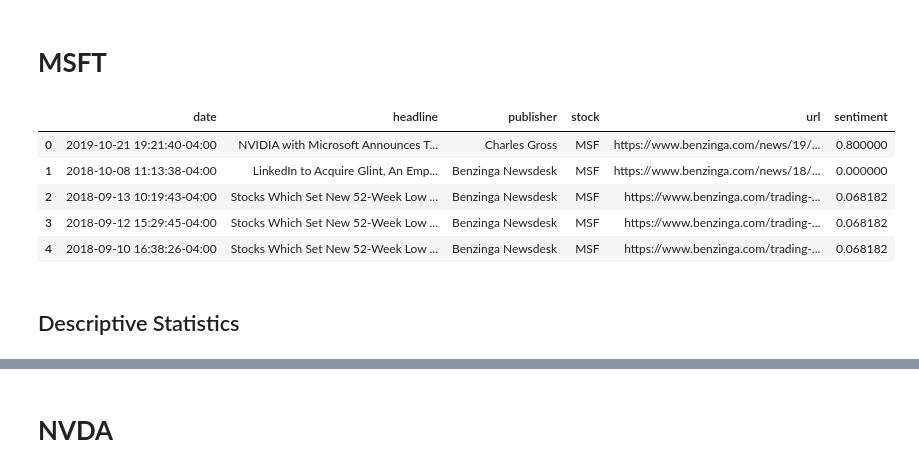
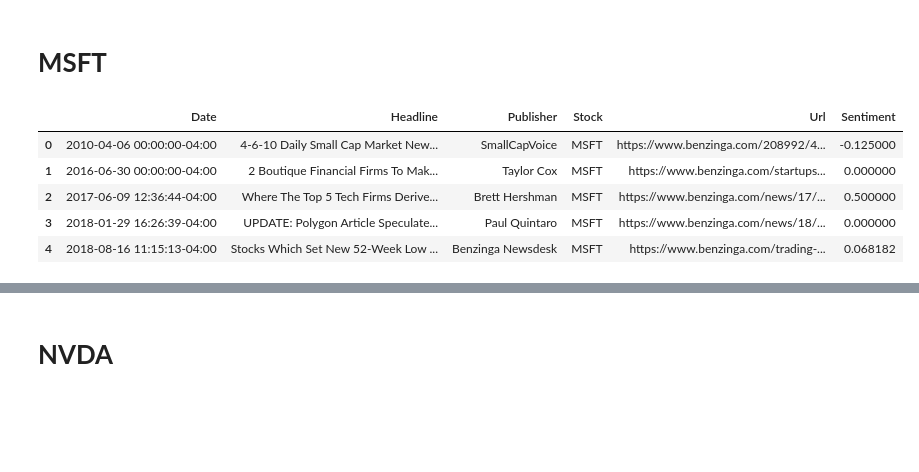
Before and after one commit to nuhaminae/Stock-Market-Price-Prediction-with-Sentiment-Analysis, a Jupyter notebook: notebooks/news_analysis.ipynb, the cells around one changed output, grey strips where cells are left out. Drawn from its saved outputs; the diff is of its cells as text; code cells hidden in the pictures; blank space fills up the shorter version.

```diff
--- a/notebooks/news_analysis.ipynb
+++ b/notebooks/news_analysis.ipynb
@@ -96,0 +27,12 @@ stock_news.tail()
+# %%
+#load data
+text_path = 'C:/Users/nuhamin/Documents/kifiya/week 1/' \
+'Stock-Market-Price-Prediction-with-Sentiment-Analysis/' \
+'data/raw_analyst_ratings.csv'
+
+#select stock tickers
+tickers = ['AAPL', 'AMZN', 'GOOG', 'META', 'MSFT', 'NVDA', 'TSLA']
+
+#call load_and_filter_data to load processed dataframe
+stock_news = load_and_filter_data (file_path=text_path, tickers=tickers)
+stock_news.head()
@@ -124,9 +73,7 @@ DataFrame Shape:
 # %%
-#define a function to calculate sentiment polarity using TextBlob
-def calculate_sentiment(text):
-    return TextBlob(text).sentiment.polarity
-
+#call a function to calculate sentiment polarity using TextBlob
+#call `add_sentiment_column` function from `sentiment_analyser` module
 #apply the sentiment analysis function to selected stock headlines
-stock_news['sentiment'] = stock_news['headline'].apply(calculate_sentiment)
-stock_news
+stock_news = add_sentiment_column(stock_news, text_column='Headline')
+stock_news.head()
 # %% [output]
@@ -149,4 +89,4 @@ stock_dfs = {}
 
 #iterate through the list of tickers
 for ticker in tickers:
-  stock_dfs[ticker] = stock_news[stock_news['stock'].isin([ticker])].reset_index(drop=True)
+  stock_dfs[ticker] = stock_news[stock_news['Stock'].isin([ticker])].reset_index(drop=True)
@@ -2159,14 +435,12 @@ Name: count, dtype: int64
 # **MSFT** #
 # %%
 #assign df to a variable and display head
-MSFT_df = stock_dfs['MSF']
+MSFT_df = stock_dfs['MSFT']
 MSFT_df.head()
 # %% [output]
-|  | date | headline | publisher | stock | url | sentiment |
-| 0 | 2019-10-21 19:21:40-04:00 | NVIDIA with Microsoft Announces T... | Charles Gross | MSF | https://www.benzinga.com/news/19/... | 0.800000 |
-| 1 | 2018-10-08 11:13:38-04:00 | LinkedIn to Acquire Glint, An Emp... | Benzinga Newsdesk | MSF | https://www.benzinga.com/news/18/... | 0.000000 |
-| 2 | 2018-09-13 10:19:43-04:00 | Stocks Which Set New 52-Week Low ... | Benzinga Newsdesk | MSF | https://www.benzinga.com/trading-... | 0.068182 |
-| 3 | 2018-09-12 15:29:45-04:00 | Stocks Which Set New 52-Week Low ... | Benzinga Newsdesk | MSF | https://www.benzinga.com/trading-... | 0.068182 |
-| 4 | 2018-09-10 16:38:26-04:00 | Stocks Which Set New 52-Week Low ... | Benzinga Newsdesk | MSF | https://www.benzinga.com/trading-... | 0.068182 |
+|  | Date | Headline | Publisher | Stock | Url | Sentiment |
+| 0 | 2010-04-06 00:00:00-04:00 | 4-6-10 Daily Small Cap Market New... | SmallCapVoice | MSFT | https://www.benzinga.com/208992/4... | -0.125000 |
+| 1 | 2016-06-30 00:00:00-04:00 | 2 Boutique Financial Firms To Mak... | Taylor Cox | MSFT | https://www.benzinga.com/startups... | 0.000000 |
+| 2 | 2017-06-09 12:36:44-04:00 | Where The Top 5 Tech Firms Derive... | Brett Hershman | MSFT | https://www.benzinga.com/news/17/... | 0.500000 |
+| 3 | 2018-01-29 16:26:39-04:00 | UPDATE: Polygon Article Speculate... | Paul Quintaro | MSFT | https://www.benzinga.com/news/18/... | 0.000000 |
+| 4 | 2018-08-16 11:15:13-04:00 | Stocks Which Set New 52-Week Low ... | Benzinga Newsdesk | MSFT | https://www.benzinga.com/trading-... | 0.068182 |
-# %% [markdown]
-## Descriptive Statistics
```
Also changed, not shown: parts of 164 cells of this notebook.
